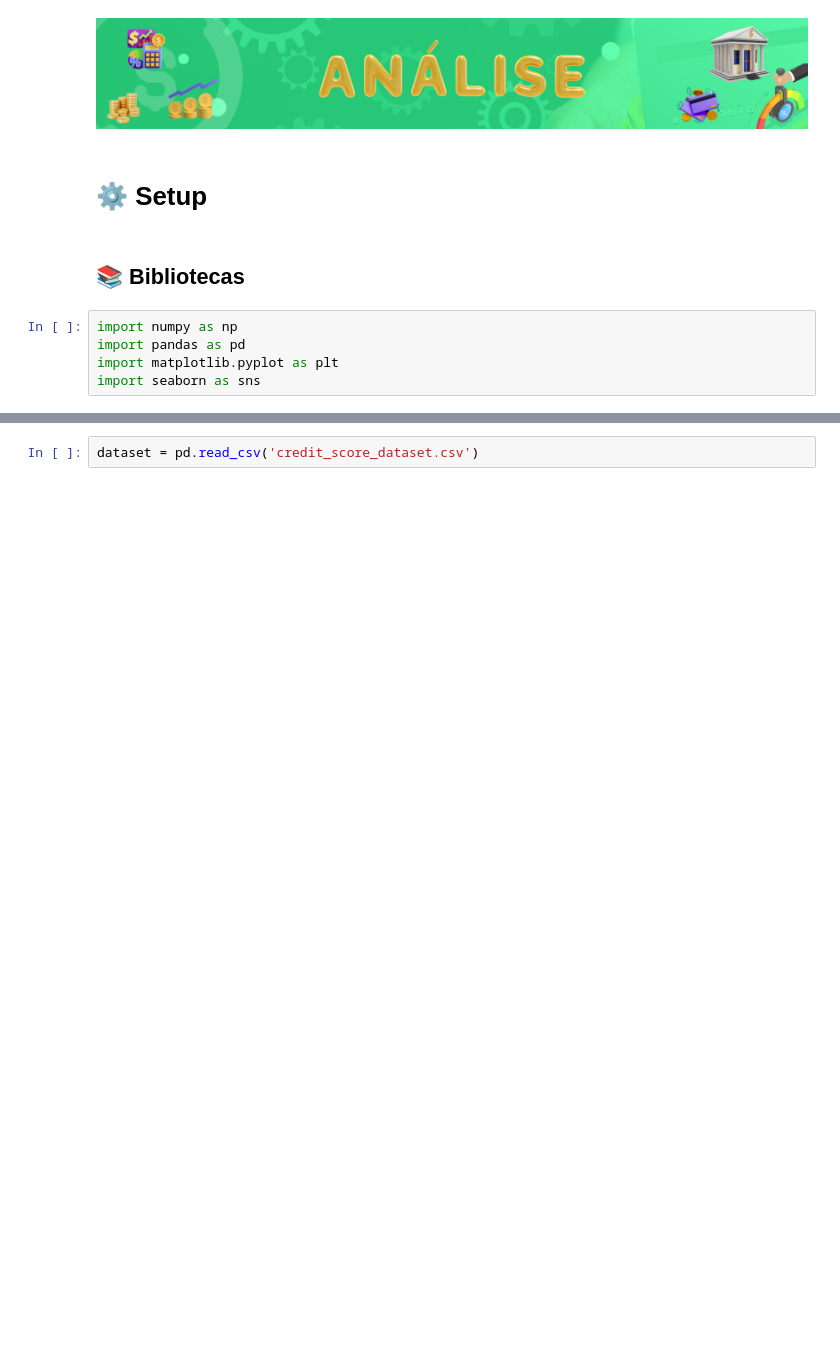
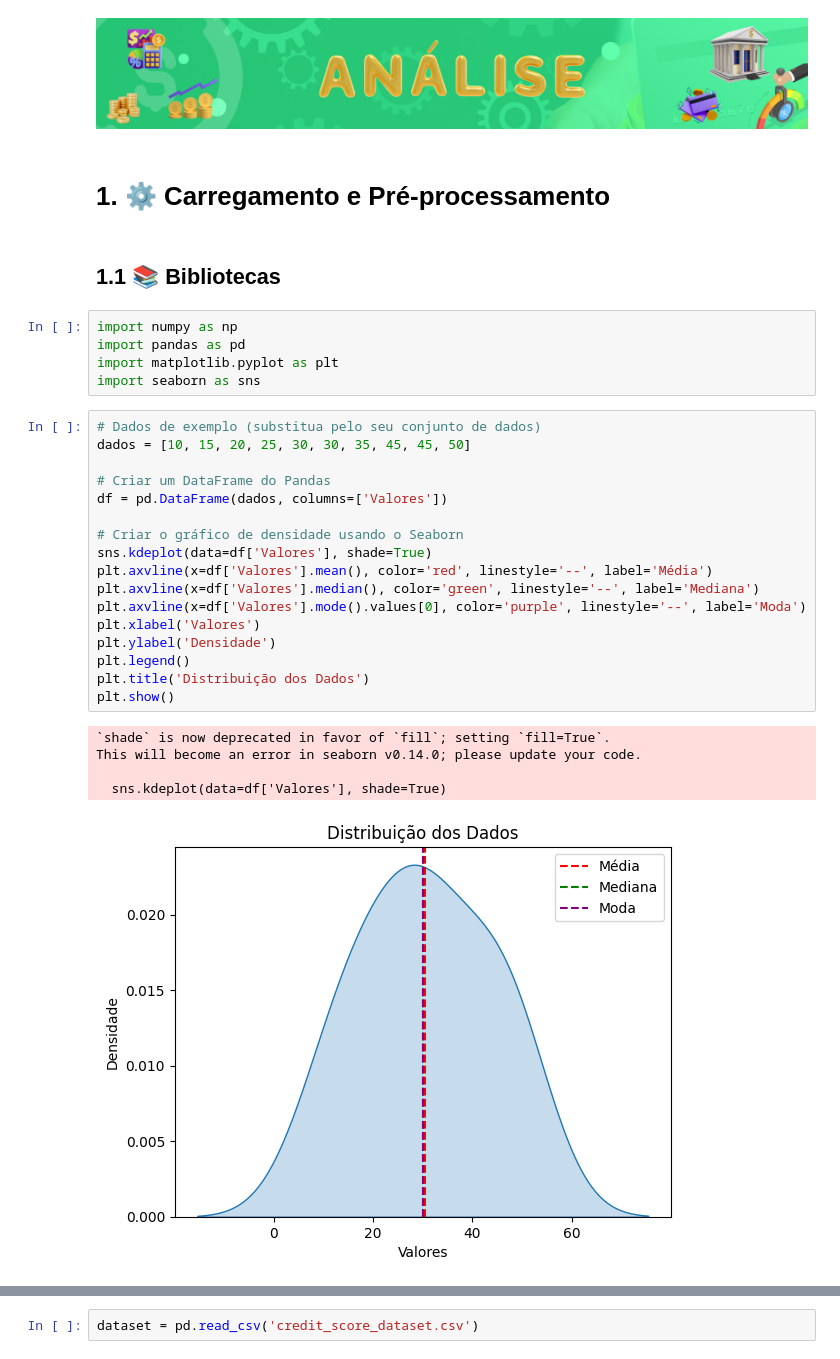
Before and after one commit to jlima11/Credit_Score, a Jupyter notebook: Analise_de_score.ipynb, the cells around one changed output, grey strips where cells are left out. Cells and saved outputs as stored; diff of their text form; blank space fills up the shorter version.

```diff
--- a/Analise_de_score.ipynb
+++ b/Analise_de_score.ipynb
@@ -77,13 +77,36 @@ O principal objetivo é desenvolver um modelo preditivo que possa prever com efi
 **📊 Avaliação do Modelo**: Avaliar o desempenho do modelo treinado usando métricas apropriadas de avaliação, como matriz de confusão, curva ROC e curva Precisão-Recall, e verificar a capacidade do modelo de generalizar para dados não vistos usando o conjunto de teste. 🔍✅
 # %% [markdown]
 ![Post Instagram Finanças O Que É Recuperação de Crédito Verde (1920 × 300 px) (1).png](embedded-picture-1)
-# %% [markdown]
-# ⚙️ Setup
+# %% [markdown]
+# 1. ⚙️ Carregamento e Pré-processamento
 # %% [markdown]
-## 📚 Bibliotecas
+## 1.1 📚 Bibliotecas
 # %%
 import numpy as np
 import pandas as pd
 import matplotlib.pyplot as plt
 import seaborn as sns
+# %%
+# Dados de exemplo (substitua pelo seu conjunto de dados)
+dados = [10, 15, 20, 25, 30, 30, 35, 45, 45, 50]
+
+# Criar um DataFrame do Pandas
+df = pd.DataFrame(dados, columns=['Valores'])
+
+# Criar o gráfico de densidade usando o Seaborn
+sns.kdeplot(data=df['Valores'], shade=True)
+plt.axvline(x=df['Valores'].mean(), color='red', linestyle='--', label='Média')
+plt.axvline(x=df['Valores'].median(), color='green', linestyle='--', label='Mediana')
+plt.axvline(x=df['Valores'].mode().values[0], color='purple', linestyle='--', label='Moda')
+plt.xlabel('Valores')
+plt.ylabel('Densidade')
+plt.legend()
+plt.title('Distribuição dos Dados')
+plt.show()
+# %% [output]
+`shade` is now deprecated in favor of `fill`; setting `fill=True`.
+This will become an error in seaborn v0.14.0; please update your code.
+
+  sns.kdeplot(data=df['Valores'], shade=True)
+[figure, added]
 # %% [markdown]
```
Also changed, not shown: parts of 10 cells of this notebook.
